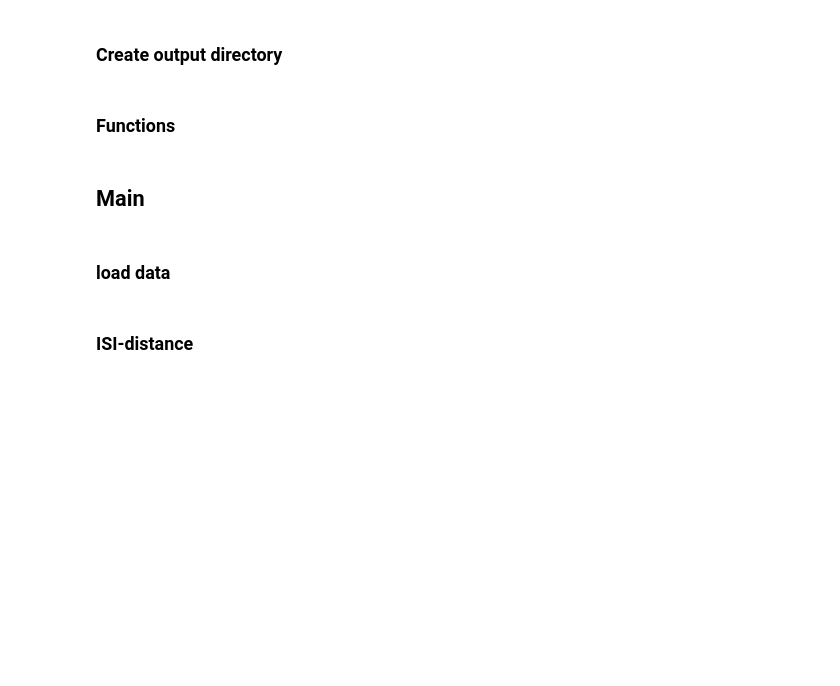
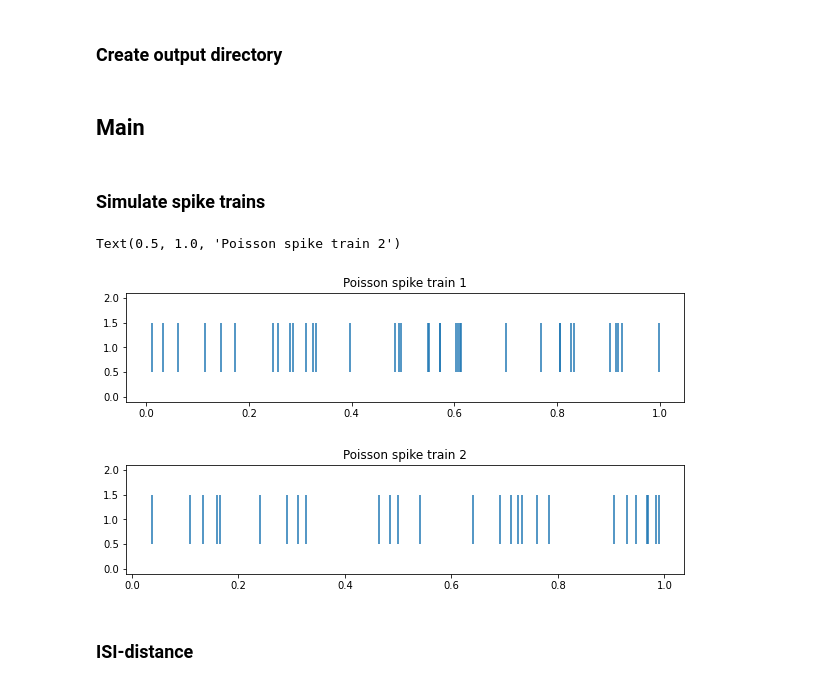
Before and after one commit to mwprestonjr/spike_synchrony, a Jupyter notebook: notebooks/demo_pyspike.ipynb, the cells around one changed output. Saved outputs shown, nothing was run; the diff lists cells and outputs as text; code cells hidden in the pictures; blank space fills up the shorter version.

```diff
--- a/notebooks/demo_pyspike.ipynb
+++ b/notebooks/demo_pyspike.ipynb
@@ -19,11 +24,24 @@ import pyspike as spk
 dir_out = "../figures/demo_pyspike"
 if not os.path.exists(dir_out):
     os.makedirs(dir_out)
-# %% [markdown]
-### Functions
 # %% [markdown]
 ## Main
-# %% [markdown]
-### load data
+# %% [markdown]
+### Simulate spike trains
+# %%
+st1 = spk.generate_poisson_spikes(rate=30, interval=[0, 1])
+st2 = spk.generate_poisson_spikes(rate=30, interval=[0, 1])
+
+fig1, ax1 = plt.subplots(figsize=(10, 2))
+ax1.eventplot(st1.spikes)
+ax1.set_title("Poisson spike train 1")
+
+fig2, ax2 = plt.subplots(figsize=(10, 2))
+plt.eventplot(st2.spikes)
+ax2.set_title("Poisson spike train 2")
+# %% [output]
+Text(0.5, 1.0, 'Poisson spike train 2')
+[figure, added]
+[figure, added]
 # %% [markdown]
 ### ISI-distance
```
Also changed, not shown: parts of 11 cells of this notebook.
